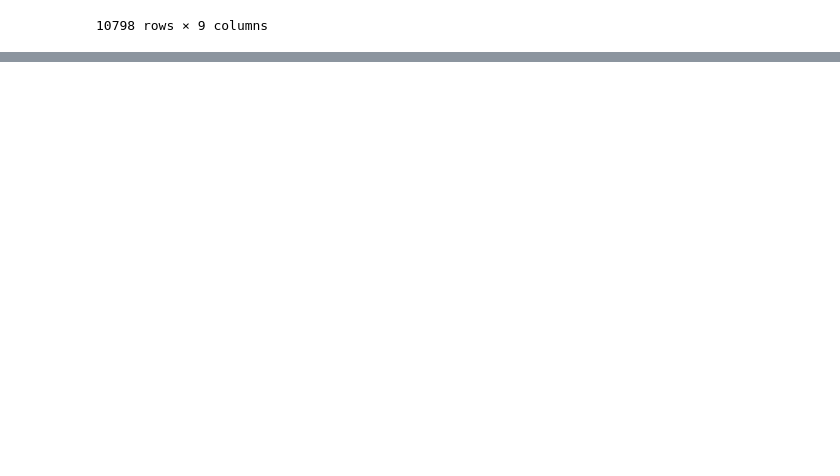
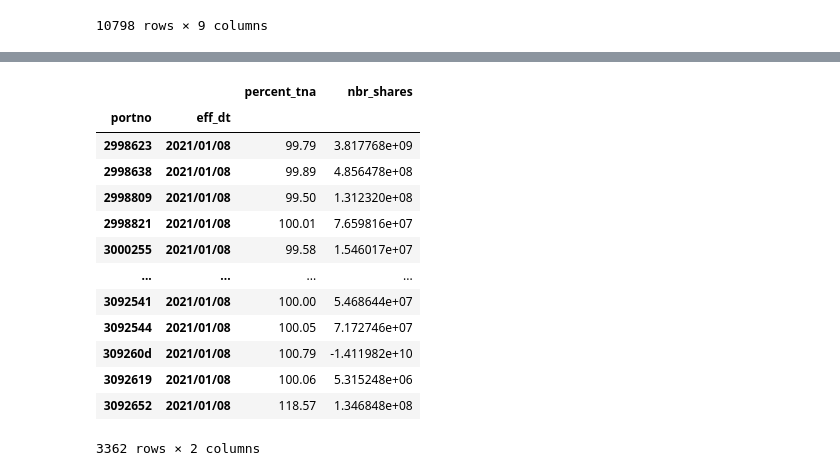
Before and after one commit to uuboyscy/tjr102, a Jupyter notebook: data-pipeline/03_summary.ipynb, the cells around one changed output, grey strips where cells are left out. Cells and saved outputs as stored; diff of their text form; code cells hidden in the pictures; blank space fills up the shorter version.

```diff
--- a/data-pipeline/03_summary.ipynb
+++ b/data-pipeline/03_summary.ipynb
@@ -203,0 +341,31 @@ df[
+# %%
+"""
+select
+    portno
+    , eff_dt
+    , sum(percent_tna) as percent_tna
+    , sum(nbr_shares) as nbr_shares
+from df
+group by portno, eff_dt
+having sum(percent_tna) > 0.5
+"""
+df_groupby = df.groupby(["portno", "eff_dt"]).sum()[
+    ["percent_tna", "nbr_shares"]
+]
+filter_percent_tna_gt_05 = df_groupby["percent_tna"] > 0.5
+df_groupby[filter_percent_tna_gt_05]
+# %% [output]
+|  |  | percent_tna | nbr_shares |
+| portno | eff_dt |  |  |
+| 2998623 | 2021/01/08 | 99.79 | 3.817768e+09 |
+| 2998638 | 2021/01/08 | 99.89 | 4.856478e+08 |
+| 2998809 | 2021/01/08 | 99.50 | 1.312320e+08 |
+| 2998821 | 2021/01/08 | 100.01 | 7.659816e+07 |
+| 3000255 | 2021/01/08 | 99.58 | 1.546017e+07 |
+| ... | ... | ... | ... |
+| 3092541 | 2021/01/08 | 100.00 | 5.468644e+07 |
+| 3092544 | 2021/01/08 | 100.05 | 7.172746e+07 |
+| 309260d | 2021/01/08 | 100.79 | -1.411982e+10 |
+| 3092619 | 2021/01/08 | 100.06 | 5.315248e+06 |
+| 3092652 | 2021/01/08 | 118.57 | 1.346848e+08 |
+3362 rows × 2 columns
```
Also changed, not shown: parts of 10 cells of this notebook.
